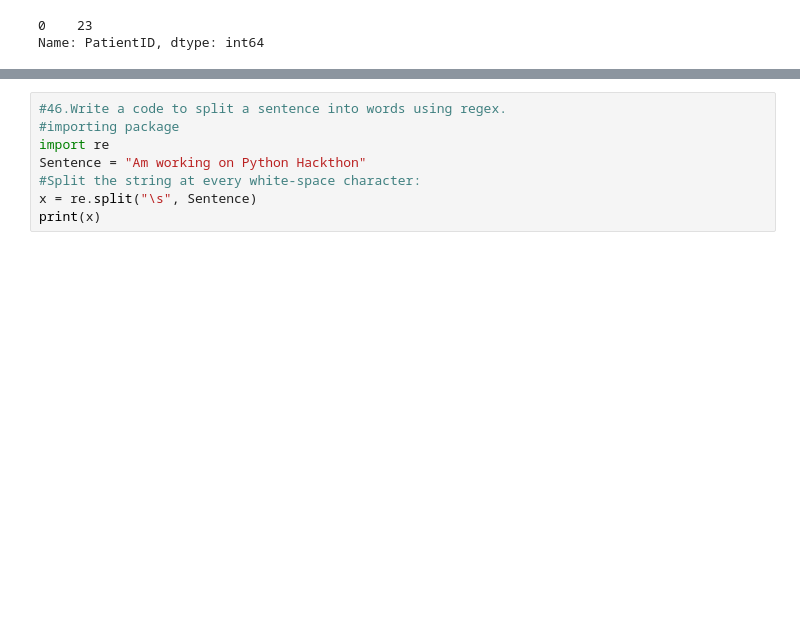
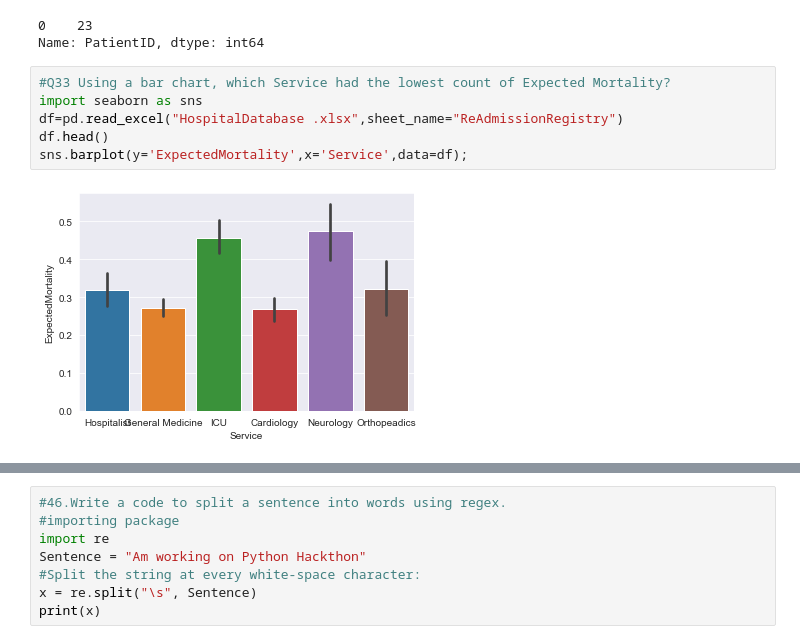
Before and after one commit to KalyaniKurakula/NumpyWarriors1, a Jupyter notebook: Hackthon/Kalyani_Numpy.ipynb, the cells around one changed output, grey strips where cells are left out. Saved outputs shown, nothing was run; the diff lists cells and outputs as text; blank space fills up the shorter version.

```diff
--- a/Hackthon/Kalyani_Numpy.ipynb
+++ b/Hackthon/Kalyani_Numpy.ipynb
@@ -136,3 +289,11 @@ df['PatientID'].mode()
 # %% [output]
 0    23
 Name: PatientID, dtype: int64
+# %%
+#Q33 Using a bar chart, which Service had the lowest count of Expected Mortality?
+import seaborn as sns
+df=pd.read_excel("HospitalDatabase .xlsx",sheet_name="ReAdmissionRegistry")
+df.head()
+sns.barplot(y='ExpectedMortality',x='Service',data=df);
+# %% [output]
+[figure, added]
```
Also changed, not shown: parts of 10 cells of this notebook.
